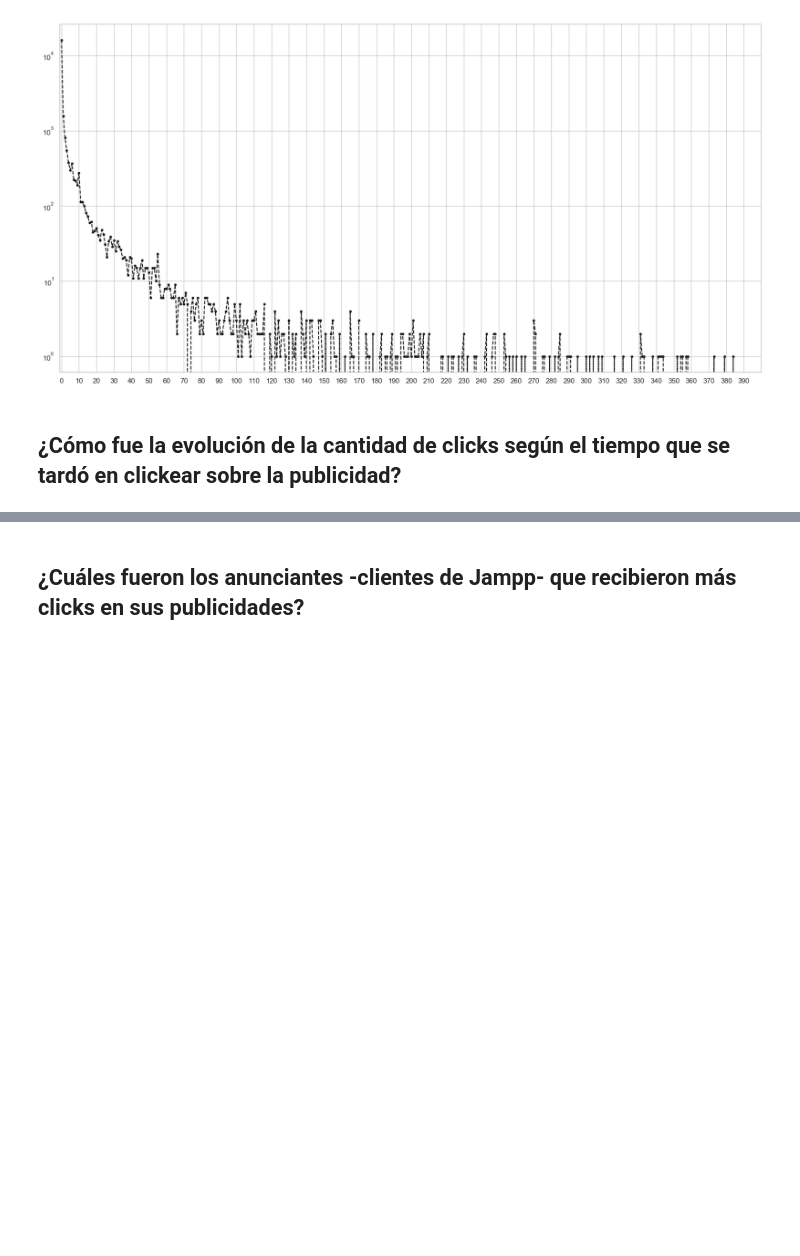
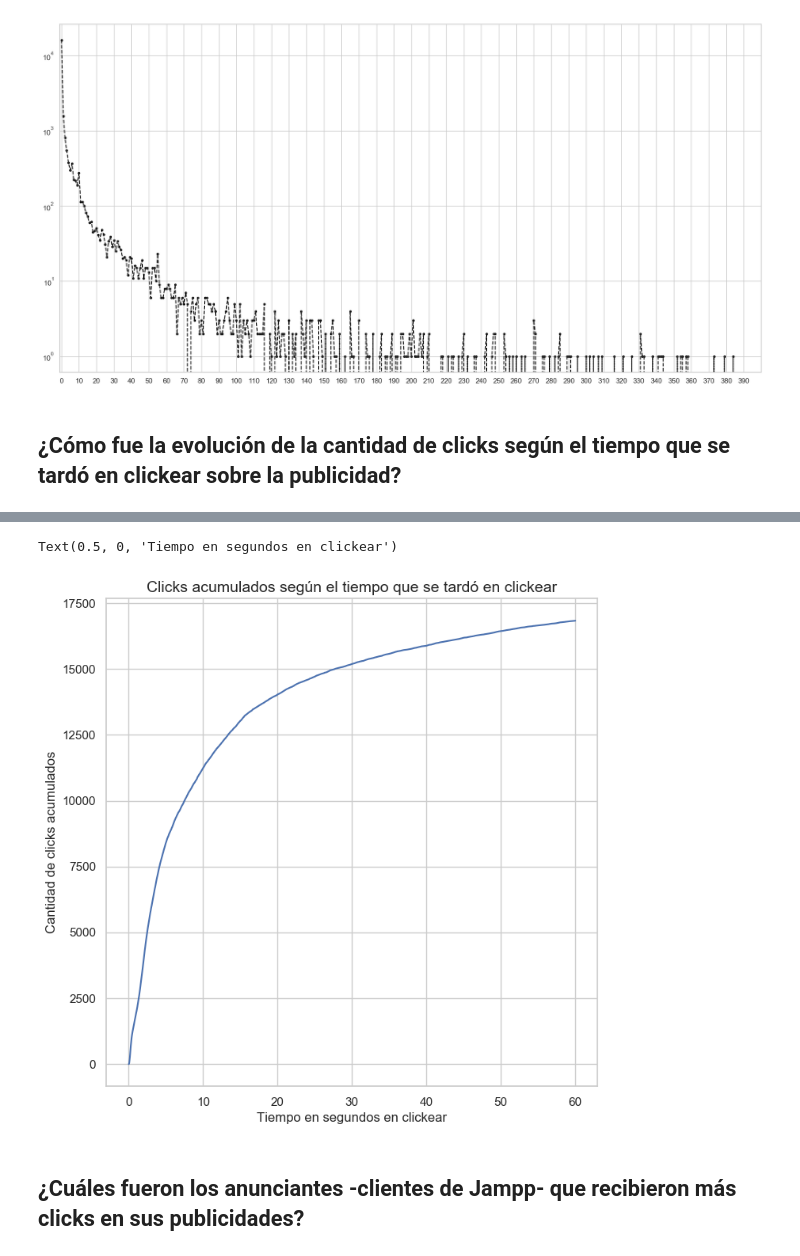
Before and after one commit to AlejandroKler/Datanesa, a Jupyter notebook: Analisis_clicks.ipynb, the cells around one changed output, grey strips where cells are left out. Saved outputs shown, nothing was run; the diff lists cells and outputs as text; code cells hidden in the pictures; blank space fills up the shorter version.

```diff
--- a/Analisis_clicks.ipynb
+++ b/Analisis_clicks.ipynb
@@ -107,0 +111,8 @@ plt.yscale("log")
+# %%
+clicks_filtered['cant_clicks'] = 1
+# %%
+timesToClick_grouped = clicks_filtered.groupby('timeToClick').agg({'cant_clicks': 'count'}).reset_index()
+# %%
+timesToClick_grouped = timesToClick_grouped.sort_values(by = 'timeToClick', ascending = True)
+# %%
+timesToClick_grouped['cant_clicks_acum'] = timesToClick_grouped['cant_clicks'].cumsum()
@@ -108,3 +128,11 @@ plt.yscale("log")
+# %%
+plot = timesToClick_grouped.plot.line(figsize = (8,8), x = 'timeToClick', y = 'cant_clicks_acum', linewidth = 1.5, legend = False)
+plot.set_ylabel("Cantidad de clicks acumulados", fontsize = 12)
+plot.set_title("Clicks acumulados según el tiempo que se tardó en clickear", fontsize = 14)
+plot.set_xlabel("Tiempo en segundos en clickear", fontsize = 12)
+# %% [output]
+Text(0.5, 0, 'Tiempo en segundos en clickear')
+[figure, added]
 # %% [markdown]
 ## ¿Cuáles fueron los anunciantes -clientes de Jampp- que recibieron más clicks en sus publicidades?
 # %%
```
Also changed, not shown: parts of 3 cells of this notebook, 2 other files.
